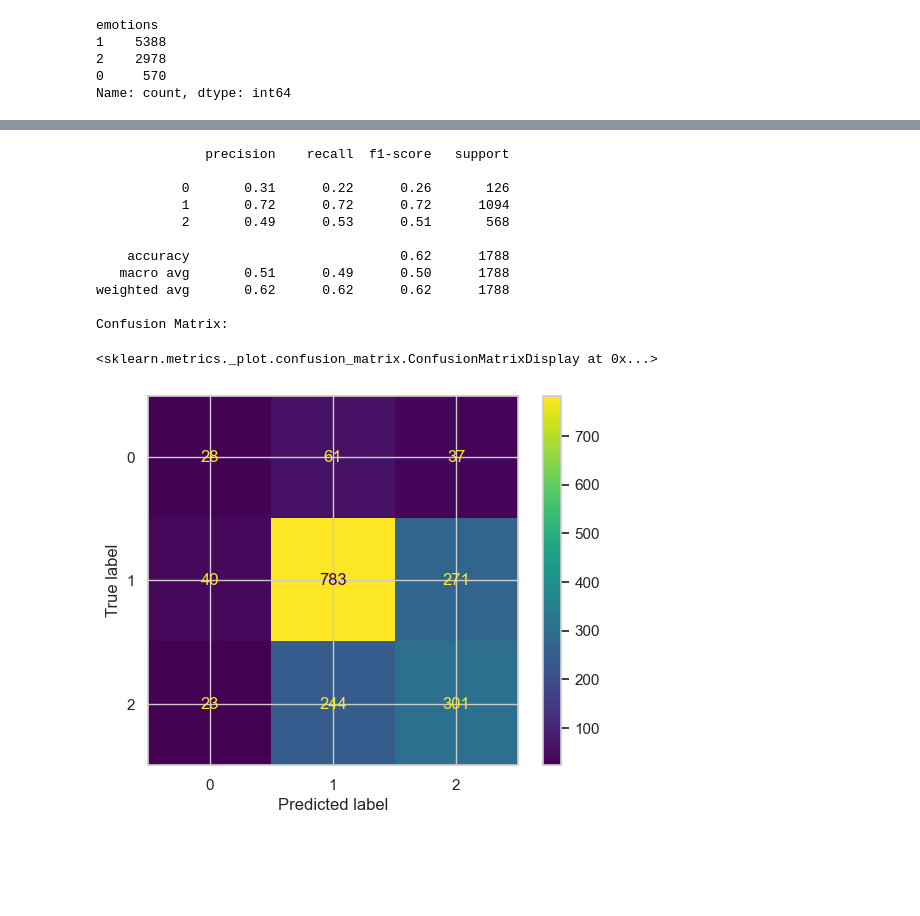
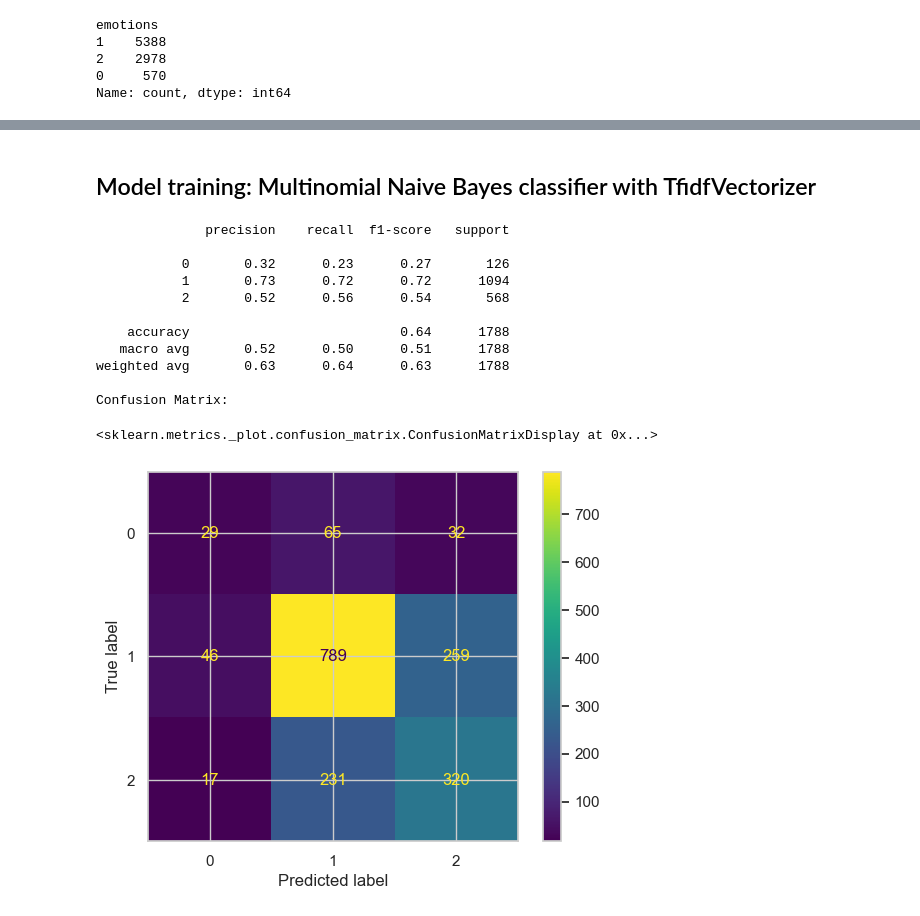
Before and after one commit to javo2/Test_operationnel, a Jupyter notebook: Notebook/Technical_test_Mohammed_Jawhar.ipynb, the cells around one changed output, grey strips where cells are left out. Drawn from its saved outputs; the diff is of its cells as text; code cells hidden in the pictures; blank space fills up the shorter version.

Commit message:
Modified second model

```diff
--- a/Notebook/Technical_test_Mohammed_Jawhar.ipynb
+++ b/Notebook/Technical_test_Mohammed_Jawhar.ipynb
@@ -515,15 +515,16 @@ from nltk.tokenize import word_tokenize
 
 tweets_df['tweets_tokenized'] = tweets_df['tweets_processed'].apply(word_tokenize)
 # %%
-brands = [x.lower() for x in tweets_df['brands'].dropna().unique()]
+# Convert 'brands' column to lowercase and drop duplicates
+brands = set(tweets_df['brands'].dropna().str.lower().unique())
 tweets_df['brands'] = tweets_df['brands'].str.lower()
 def fill_brands(tweet_tokenized):
-    b= []
-    for x in tweet_tokenized:
-        if (x in brands and x not in b):
-            b.append(x)
-    return(" or ".join(b))
+    # Use set intersection to find common elements between brands and tweet_tokenized
+    matching_brands = set(tweet_tokenized) & brands
+    # Sort the brand names and join them
+    return " or ".join(sorted(matching_brands))
 
+# Apply fill_brands function to 'tweets_tokenized' and fill NaN values in 'brands' column
 tweets_df['brands'] = tweets_df['brands'].fillna(tweets_df['tweets_tokenized'].apply(fill_brands))
 # %%
 brands
@@ -665,7 +666,7 @@ y = tweets_df.emotions
 X_train, X_test, y_train, y_test = train_test_split(X, y, test_size=0.2, random_state=42)
 # %%
 # Create the CountVectorizer
-vectorizer = TfidfVectorizer(max_features=1000 , analyzer='word')
+vectorizer = TfidfVectorizer(max_features=2000 , analyzer='word')
 # Fit the vectorizer on the training data to build the vocabulary
 # Convert the training and validation texts into bag-of-words representation
 train_bow = vectorizer.fit_transform(X_train)
@@ -734,0 +709,16 @@ Training time: 11.85s; Prediction time: 1.63s
+# %%
+from sklearn.pipeline import Pipeline
+
+pipeline_base = Pipeline([
+    ('vect', TfidfVectorizer(max_features=2000, analyzer='word')),
+    ('clf', svm.SVC(kernel='poly')),
+])
+pipeline_base.fit(X_train, y_train)
+y_pred_svm = pipeline_base.predict(X_test)
+print(classification_report(y_test, y_pred_svm))
+
+#Plot confusin matrix
+print("Confusion Matrix:")
+cm = confusion_matrix(y_test, y_pred_svm)
+disp = ConfusionMatrixDisplay(confusion_matrix=cm, display_labels=pipeline_base['clf'].classes_)
+disp.plot()
@@ -735,30 +739,32 @@ Training time: 11.85s; Prediction time: 1.63s
+# %% [markdown]
+## Model training: Multinomial Naive Bayes classifier with TfidfVectorizer
 # %%
 from sklearn.pipeline import Pipeline
 
 pipeline_base = Pipeline([
-    ('vect', CountVectorizer(max_features=1000, analyzer='word')),
+    ('vect', CountVectorizer(max_features=2500, analyzer='word')),
     ('clf', MultinomialNB()),
 ])
 pipeline_base.fit(X_train, y_train)
 y_pred_NB = pipeline_base.predict(X_test)
 print(classification_report(y_test, y_pred_NB))
 
 #Plot confusin matrix
 print("Confusion Matrix:")
 cm = confusion_matrix(y_test, y_pred_NB)
 disp = ConfusionMatrixDisplay(confusion_matrix=cm, display_labels=pipeline_base['clf'].classes_)
 disp.plot()
 # %% [output]
               precision    recall  f1-score   support
 
-           0       0.31      0.22      0.26       126
-           1       0.72      0.72      0.72      1094
-           2       0.49      0.53      0.51       568
+           0       0.32      0.23      0.27       126
+           1       0.73      0.72      0.72      1094
+           2       0.52      0.56      0.54       568
 
-    accuracy                           0.62      1788
-   macro avg       0.51      0.49      0.50      1788
-weighted avg       0.62      0.62      0.62      1788
+    accuracy                           0.64      1788
+   macro avg       0.52      0.50      0.51      1788
+weighted avg       0.63      0.64      0.63      1788
 
 Confusion Matrix:
 <sklearn.metrics._plot.confusion_matrix.ConfusionMatrixDisplay at 0x...>
-[figure, old version]
+[figure, new version]
```
Also changed, not shown: parts of 10 cells of this notebook.
